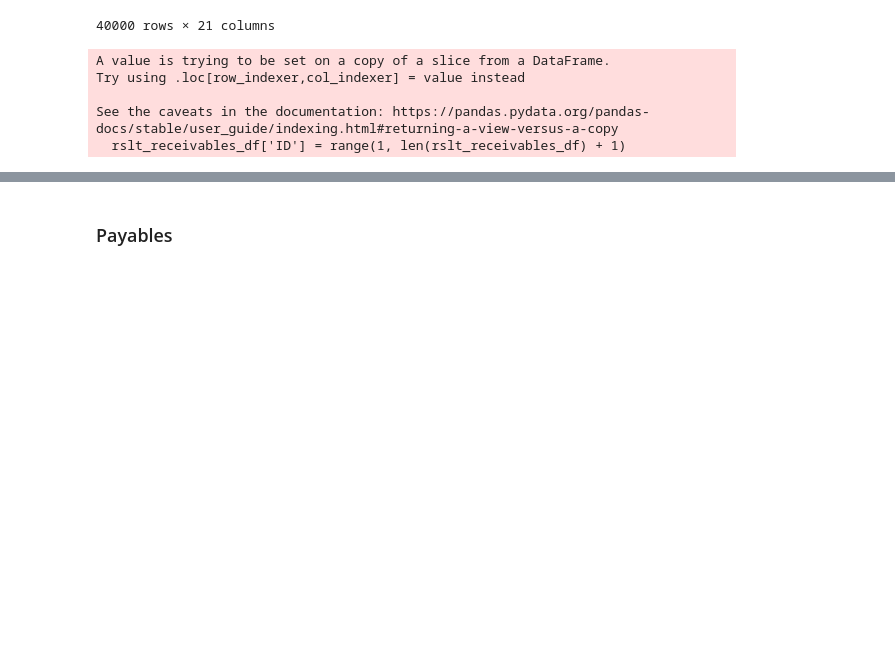
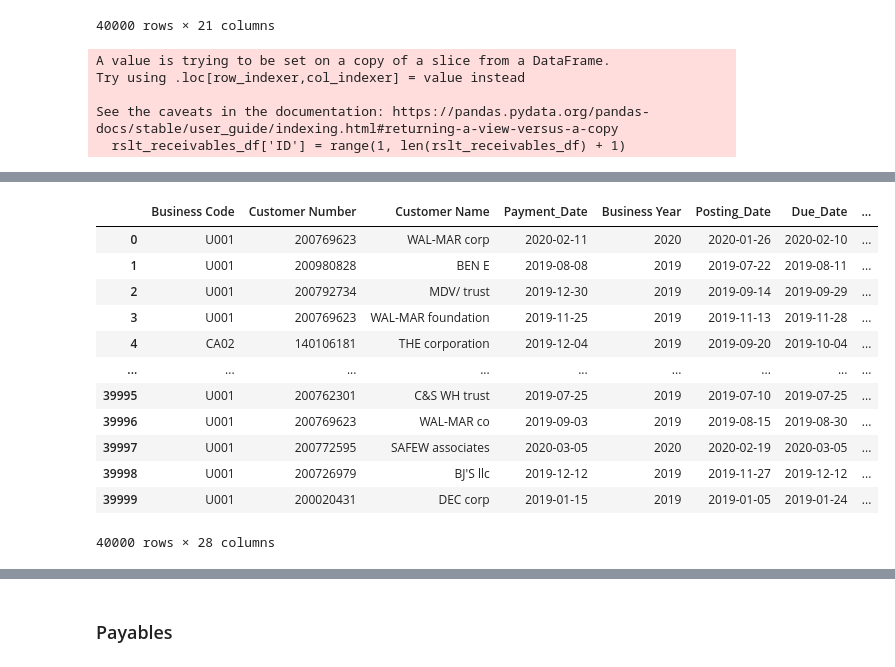
Before and after one commit to esipil/working-capital-optimization, a Jupyter notebook: index.ipynb, the cells around one changed output, grey strips where cells are left out. Drawn from its saved outputs; the diff is of its cells as text; code cells hidden in the pictures; blank space fills up the shorter version.

Commit message:
feature engineering receivables done

```diff
--- a/index.ipynb
+++ b/index.ipynb
@@ -447,0 +492,6 @@ Name: count, Length: 1056, dtype: int64
+# %%
+# pivot the data
+reshaped_data = customer_pivot.pivot(index='Customer Number', columns='payment_flagname')
+# replace and fill blank with 0
+df_filled = reshaped_data.fillna(0)
+df_filled.head()
@@ -447,0 +507,6 @@ Name: count, Length: 1056, dtype: int64
+# %%
+#rename column name
+new_column_names = {'early': 'TA_ Early','late': 'TA_late',
+                                        'ontime': 'TA_ontime'}
+df_filled.rename(columns = new_column_names,inplace = True)
+print(df_filled)
@@ -447,0 +533,10 @@ Name: count, Length: 1056, dtype: int64
+# %%
+# Calculate row sums
+row_sums= df_filled.sum(axis=1)
+#take feature into percentages
+df_row_percent = df_filled.div(row_sums, axis=0) * 100
+df_row_percent =df_row_percent.reset_index(level=['Customer Number'])
+df_row_percent = df_row_percent.droplevel(axis=1, level=0)
+df_row_percent = df_row_percent.rename(columns={'': "Customer Number"})
+
+df_row_percent.columns
@@ -447,0 +577,4 @@ Name: count, Length: 1056, dtype: int64
+# %%
+# merge all into one dataframe
+merged_df = pd.merge(customer_pivot_others, df_row_percent, on='Customer Number')
+merged_df.head()
@@ -447,0 +588,18 @@ Name: count, Length: 1056, dtype: int64
+# %%
+##Join invoice level features with customer data
+Masterdata = pd.merge(rslt_receivables_df, merged_df, on='Customer Number', how='left')
+Masterdata
+# %% [output]
+|  | Business Code | Customer Number | Customer Name | Payment_Date | Business Year | Posting_Date | Due_Date | ... |
+| 0 | U001 | 200769623 | WAL-MAR corp | 2020-02-11 | 2020 | 2020-01-26 | 2020-02-10 | ... |
+| 1 | U001 | 200980828 | BEN E | 2019-08-08 | 2019 | 2019-07-22 | 2019-08-11 | ... |
+| 2 | U001 | 200792734 | MDV/ trust | 2019-12-30 | 2019 | 2019-09-14 | 2019-09-29 | ... |
+| 3 | U001 | 200769623 | WAL-MAR foundation | 2019-11-25 | 2019 | 2019-11-13 | 2019-11-28 | ... |
+| 4 | CA02 | 140106181 | THE corporation | 2019-12-04 | 2019 | 2019-09-20 | 2019-10-04 | ... |
+| ... | ... | ... | ... | ... | ... | ... | ... | ... |
+| 39995 | U001 | 200762301 | C&S WH trust | 2019-07-25 | 2019 | 2019-07-10 | 2019-07-25 | ... |
+| 39996 | U001 | 200769623 | WAL-MAR co | 2019-09-03 | 2019 | 2019-08-15 | 2019-08-30 | ... |
+| 39997 | U001 | 200772595 | SAFEW associates | 2020-03-05 | 2020 | 2020-02-19 | 2020-03-05 | ... |
+| 39998 | U001 | 200726979 | BJ'S llc | 2019-12-12 | 2019 | 2019-11-27 | 2019-12-12 | ... |
+| 39999 | U001 | 200020431 | DEC corp | 2019-01-15 | 2019 | 2019-01-05 | 2019-01-24 | ... |
+40000 rows × 28 columns
```
Also changed, not shown: parts of 22 cells of this notebook.
